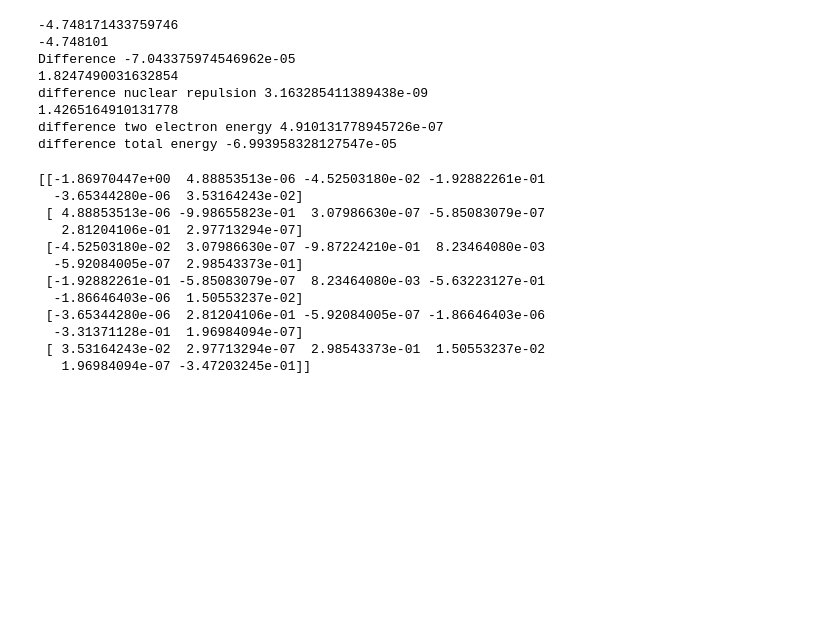
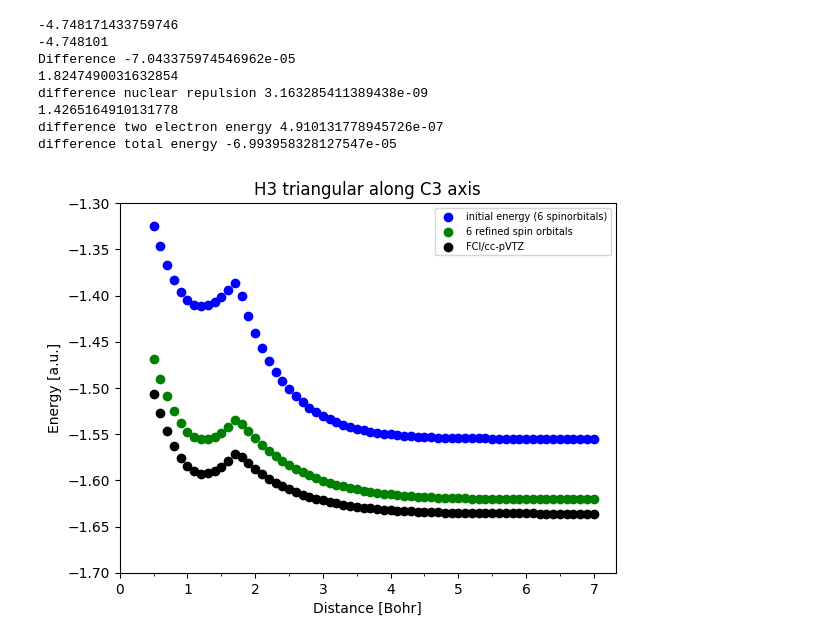
Before and after one commit to FabianLangkabel/FrayedEnds, a Jupyter notebook: Block2/H3tri.ipynb, the cells around one changed output. Drawn from its saved outputs; the diff is of its cells as text; code cells hidden in the pictures; blank space fills up the shorter version.

```diff
--- a/Block2/H3tri.ipynb
+++ b/Block2/H3tri.ipynb
@@ -172,12 +180,13 @@ print(beta_int)
 # %% [markdown]
 FCI reference with cc-pvtz
 # %%
-H3tri = gto.M(atom=[["H", 0, 0, 0],
-                    ["H", 0.87, 0, 0],
-                    ["H", 0.435, 0.7534421013, 0]], basis = 'cc-pvtz', charge = 0, spin = 1)
-uhf3=scf.UHF(H3tri)
-uhf3.kernel()
-
-fcisolver = fci.FCI(uhf3)
-fcisolver.kernel()
+energy_fci = []
+for a in np.arange(0.5, 7.1, 0.1):
+    H3tri_fci = gto.M(atom=[["H", 0, 0, 0],
+                    ["H", 2.0, 0, 0],
+                    ["H", 1.0, a, 0]], unit = 'Bohr', basis = 'cc-pvtz', charge = 0, spin = 1)
+    uhf_forfci =scf.UHF(H3tri_fci)
+    uhf_forfci.kernel()
+    fcisolver = fci.FCI(uhf_forfci)
+    energy_fci.append(fcisolver.kernel()[0])
 # %% [output]
@@ -412,19 +433,43 @@ difference nuclear repulsion 3.163285411389438e-09
 difference two electron energy 4.910131778945726e-07
 difference total energy -6.993958328127547e-05
 # %%
-alpha_int = h1e[0]
-beta_int = h1e[1]
-print(beta_int)
+#Plot spinorbopt
+
+sto3g_init_energy = [-1.3249431032463903, -1.3468016472757216, -1.366517631612954, -1.3830403162826057, -1.3958274085820035, -1.4047464488212178, -1.4099582253023057, -1.4118049369383012, -1.4107230414547454,
+                     -1.407179026634501, -1.4016305037622008, -1.3945036903291324, -1.3861842616106168, -1.4000665562225427, -1.4217751820351316, -1.4404450294921232, -1.456512163528621, -1.470346532630624,
+                     -1.482264084984093, -1.4925345256836986, -1.5013880719879156, -1.50902152467069, -1.515603109159437, -1.5212774929111679, -1.5261677391708406, -1.530380893139259, -1.5340078740607375,
+                     -1.5371276276024959, -1.5398082164189368, -1.542107285702559, -1.5440787445927333, -1.5457666375637076, -1.5472088322189275, -1.5484392535206175, -1.5494851416696152, -1.5503764319310052,
+                     -1.551132745008806, -1.5517733585412803, -1.5523148456241305, -1.5527723022912427, -1.5531571907383372, -1.5534806768555462, -1.5537519204102688, -1.553978943252051, -1.554168417749482,
+                     -1.5543262011460306, -1.5544572195536615, -1.5545659954750695, -1.55465575649455, -1.5547296882927, -1.5547904793490679, -1.5548404025793459, -1.5548811718930333, -1.5549142937173075,
+                     -1.5549412018896622, -1.5549633067641733, -1.5549809590475698, -1.5549951980771604, -1.5550066706521062, -1.555015880711271, -1.5550232493400016, -1.5550288691025642, -1.5550335950629015,
+                     -1.5550373900540537, -1.5550402787134754, -1.5550424953765911]
+
+sto3g_refined_energy = [-1.4684830124666721, -1.489823672238129, -1.509072851694743, -1.5253136886650411, -1.5380824608324515, -1.5472715220842348, -1.5530224830757384, -1.555629651004646, -1.5554690750880287,
+                        -1.5529462625678354, -1.5484632524198396, -1.542400171570602, -1.5351024442898238, -1.5385616165644624, -1.5470596848009275, -1.5547269268870567, -1.5616522797335302, -1.567909207704915,
+                        -1.57356037613232, -1.5786617418314173, -1.5832625273900898, -1.5874080258515246, -1.5911380667061183, -1.5944905680004706, -1.5974989089052758, -1.6001938744193436, -1.6026031570621058,
+                        -1.6047542021479237, -1.6066712844858761, -1.608375839758942, -1.6098894188620634, -1.6112302491549015, -1.612416717299145, -1.613463579110571, -1.6143854307140904, -1.6151958973043827,
+                        -1.6159070926451469, -1.616533419010098, -1.6170785815228144, -1.6175542743193678, -1.6179692545105806, -1.6183303156625826, -1.6186440696529945, -1.6189164927579527, -1.6191521340999726,
+                        -1.6193564691007314, -1.619532951382429, -1.6196849237761681, -1.6198160431282487, -1.6199288191004573, -1.6200260172926517, -1.6201092982961423, -1.6201805451328049, -1.6202419209965346,
+                        -1.6202942943441592, -1.6203390959823791, -1.6203775034848587, -1.6204102654519996, -1.6204381277023432, -1.620461773460916, -1.6204818191643093, -1.6204989827985972, -1.6205135454468538,
+                        -1.620525791008563, -1.6205366428292614, -1.620545603043674]
+
+x = np.arange(0.5, 7.1, 0.1)
+
+
+fig, ax = plt.subplots()
+ax.scatter(x, sto3g_init_energy, color='blue', label='initial energy (6 spinorbitals)')
+ax.scatter(x, sto3g_refined_energy, color='green', label='6 refined spin orbitals')
+ax.scatter(x, energy_fci, color='black', label='FCI/cc-pVTZ')
+
+ax.legend(loc='upper right', fontsize=7)
+
+ax.set_xlabel('Distance [Bohr]')
+ax.set_ylabel('Energy [a.u.]')
+ax.set_title('H3 triangular along C3 axis')
+ax.set_xticks(np.arange(0, 8, 1))
+ax.set_yticks(np.arange(-1.3, -1.75, -0.05))
+ax.xaxis.set_minor_locator(ticker.AutoMinorLocator(2))
+
+#plt.show()
 # %% [output]
-[[-1.86970447e+00  4.88853513e-06 -4.52503180e-02 -1.92882261e-01
-  -3.65344280e-06  3.53164243e-02]
- [ 4.88853513e-06 -9.98655823e-01  3.07986630e-07 -5.85083079e-07
-   2.81204106e-01  2.97713294e-07]
- [-4.52503180e-02  3.07986630e-07 -9.87224210e-01  8.23464080e-03
-  -5.92084005e-07  2.98543373e-01]
- [-1.92882261e-01 -5.85083079e-07  8.23464080e-03 -5.63223127e-01
-  -1.86646403e-06  1.50553237e-02]
- [-3.65344280e-06  2.81204106e-01 -5.92084005e-07 -1.86646403e-06
-  -3.31371128e-01  1.96984094e-07]
- [ 3.53164243e-02  2.97713294e-07  2.98543373e-01  1.50553237e-02
-   1.96984094e-07 -3.47203245e-01]]
+[figure, added]
```
Also changed, not shown: parts of 6 cells of this notebook, 35 other files.
